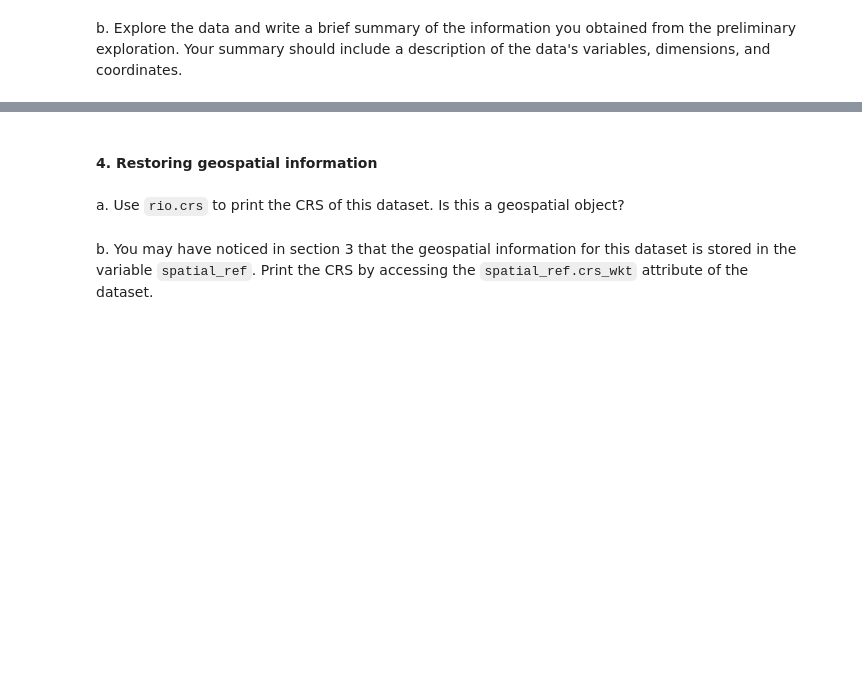
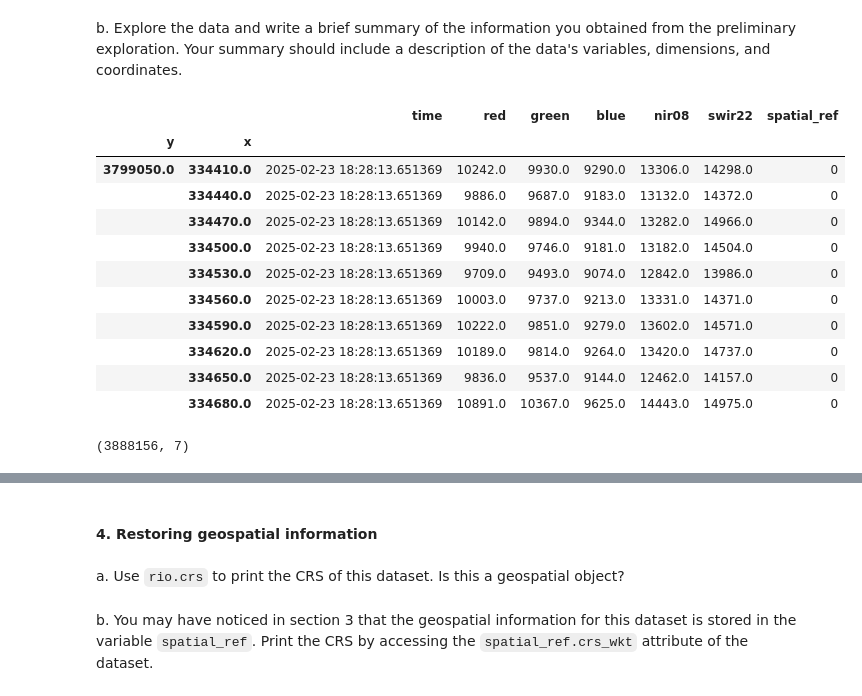
Before and after one commit to Karlavramos/eds220-hwk4, a Jupyter notebook: hwk4-task2-false-color-Ramos.ipynb, the cells around one changed output, grey strips where cells are left out. Saved outputs shown, nothing was run; the diff lists cells and outputs as text; code cells hidden in the pictures; blank space fills up the shorter version.

```diff
--- a/hwk4-task2-false-color-Ramos.ipynb
+++ b/hwk4-task2-false-color-Ramos.ipynb
@@ -9,2 +68,24 @@ a. Import the Landsat data using `xr.open_dataset()`.
+# %%
+ds = xr.open_dataset("data/landsat8-2025-02-23-palisades-eaton.nc")
+lsat8_perimeter = ds.to_dataframe()
 # %% [markdown]
 b. Explore the data and write a brief summary of the information you obtained from the preliminary exploration. Your summary should include a description of the data's variables, dimensions, and coordinates.
+# %%
+lsat8_perimeter.head(10)
+# %% [output]
+|  |  | time | red | green | blue | nir08 | swir22 | spatial_ref |
+| y | x |  |  |  |  |  |  |  |
+| 3799050.0 | 334410.0 | 2025-02-23 18:28:13.651369 | 10242.0 | 9930.0 | 9290.0 | 13306.0 | 14298.0 | 0 |
+|  | 334440.0 | 2025-02-23 18:28:13.651369 | 9886.0 | 9687.0 | 9183.0 | 13132.0 | 14372.0 | 0 |
+|  | 334470.0 | 2025-02-23 18:28:13.651369 | 10142.0 | 9894.0 | 9344.0 | 13282.0 | 14966.0 | 0 |
+|  | 334500.0 | 2025-02-23 18:28:13.651369 | 9940.0 | 9746.0 | 9181.0 | 13182.0 | 14504.0 | 0 |
+|  | 334530.0 | 2025-02-23 18:28:13.651369 | 9709.0 | 9493.0 | 9074.0 | 12842.0 | 13986.0 | 0 |
+|  | 334560.0 | 2025-02-23 18:28:13.651369 | 10003.0 | 9737.0 | 9213.0 | 13331.0 | 14371.0 | 0 |
+|  | 334590.0 | 2025-02-23 18:28:13.651369 | 10222.0 | 9851.0 | 9279.0 | 13602.0 | 14571.0 | 0 |
+|  | 334620.0 | 2025-02-23 18:28:13.651369 | 10189.0 | 9814.0 | 9264.0 | 13420.0 | 14737.0 | 0 |
+|  | 334650.0 | 2025-02-23 18:28:13.651369 | 9836.0 | 9537.0 | 9144.0 | 12462.0 | 14157.0 | 0 |
+|  | 334680.0 | 2025-02-23 18:28:13.651369 | 10891.0 | 10367.0 | 9625.0 | 14443.0 | 14975.0 | 0 |
+# %%
+lsat8_perimeter.shape
+# %% [output]
+(3888156, 7)
```
Also changed, not shown: parts of 10 cells of this notebook.
